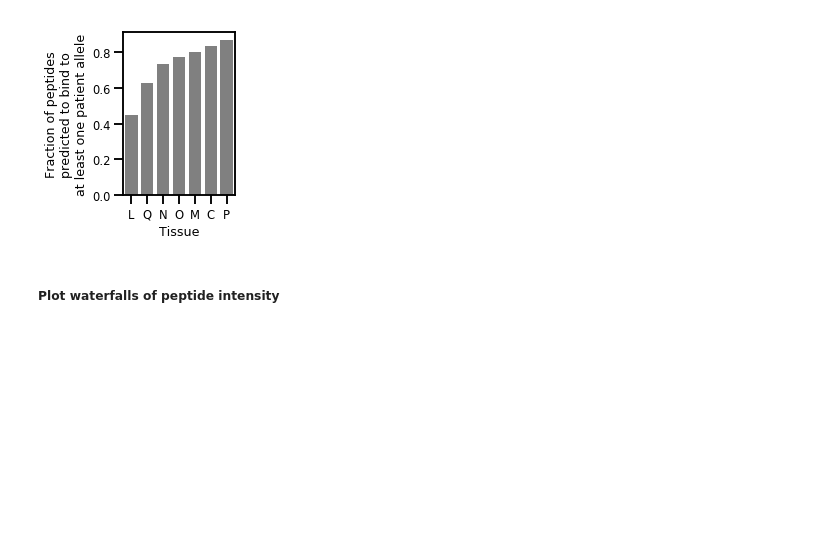
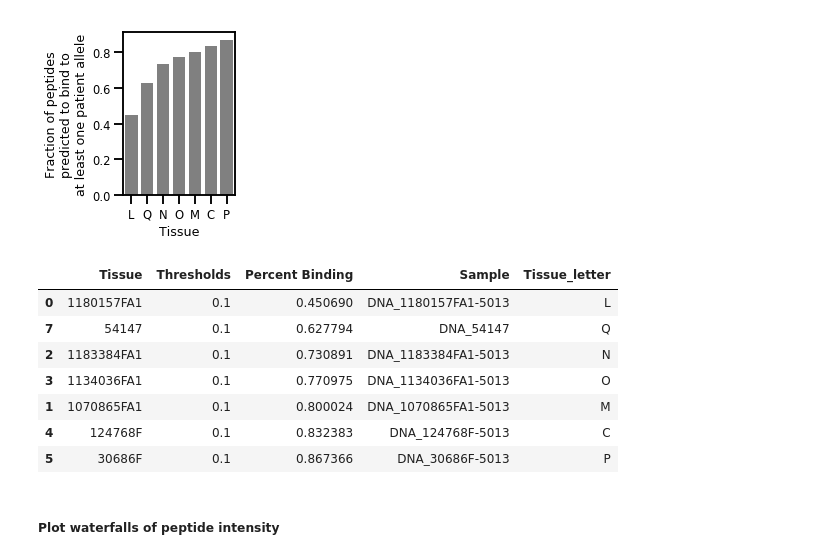
Before and after one commit to Personalis-DASH/DASH, a Jupyter notebook: 01_Validation/05.Immunopeptidomics_figures.ipynb, the cells around one changed output. Saved outputs shown, nothing was run; the diff lists cells and outputs as text; code cells hidden in the pictures; blank space fills up the shorter version.

```diff
--- a/01_Validation/05.Immunopeptidomics_figures.ipynb
+++ b/01_Validation/05.Immunopeptidomics_figures.ipynb
@@ -346,3 +362,14 @@ plt.savefig('/rnd/users/rpyke/data/00-DASH/figures/immunopep.perc_binding.bar.v2
            bbox_inches='tight')
 # %% [output]
 [figure]
+# %%
+perc_binding_df[perc_binding_df.Tissue_letter != 'CellLine'].sort_values('Percent Binding')
+# %% [output]
+|  | Tissue | Thresholds | Percent Binding | Sample | Tissue_letter |
+| 0 | 1180157FA1 | 0.1 | 0.450690 | DNA_1180157FA1-5013 | L |
+| 7 | 54147 | 0.1 | 0.627794 | DNA_54147 | Q |
+| 2 | 1183384FA1 | 0.1 | 0.730891 | DNA_1183384FA1-5013 | N |
+| 3 | 1134036FA1 | 0.1 | 0.770975 | DNA_1134036FA1-5013 | O |
+| 1 | 1070865FA1 | 0.1 | 0.800024 | DNA_1070865FA1-5013 | M |
+| 4 | 124768F | 0.1 | 0.832383 | DNA_124768F-5013 | C |
+| 5 | 30686F | 0.1 | 0.867366 | DNA_30686F-5013 | P |
```
Also changed, not shown: parts of 11 cells of this notebook, 5 other files.
